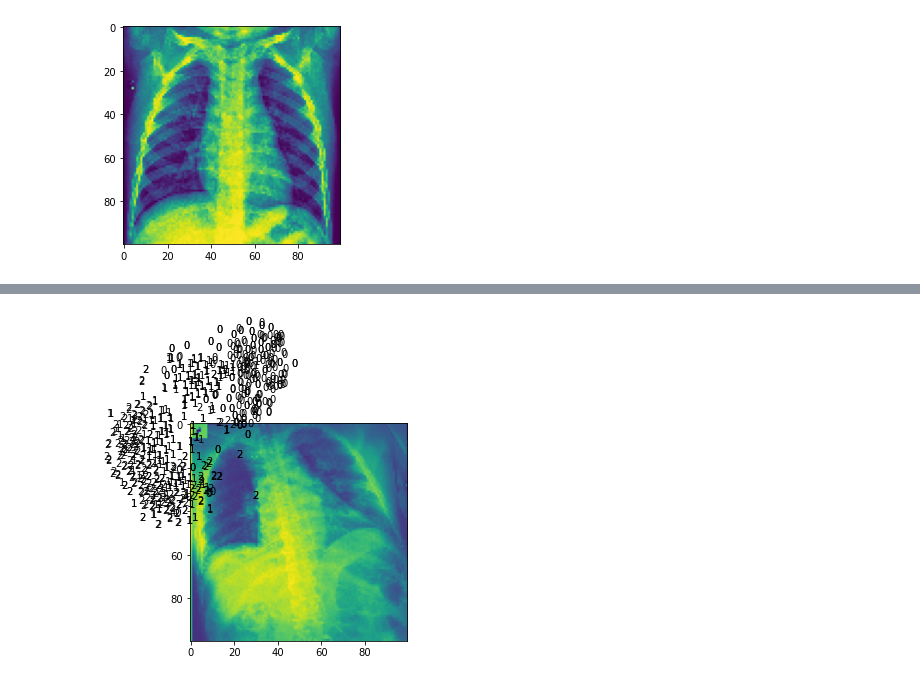
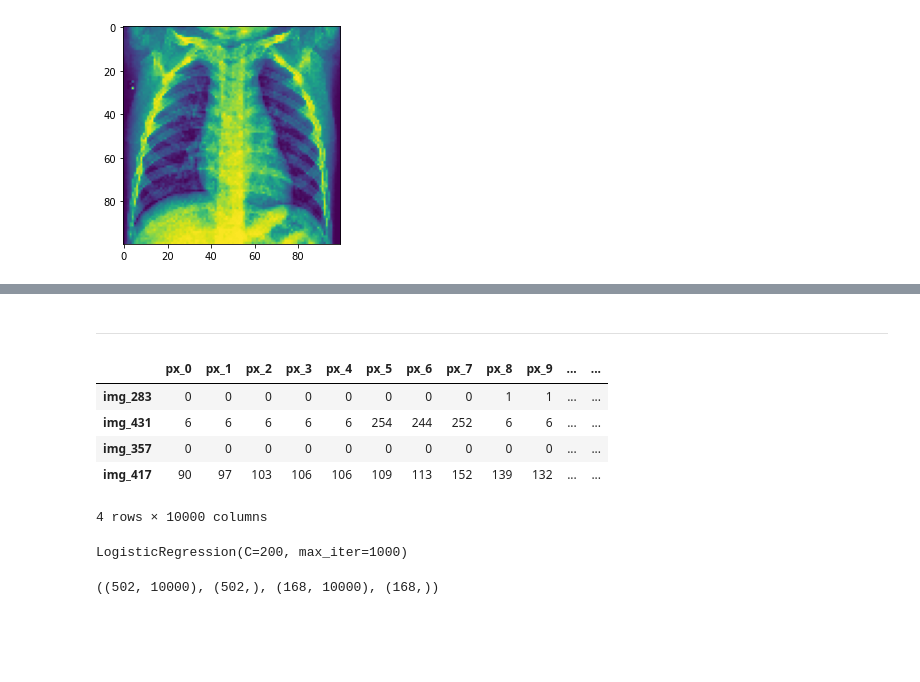
Before and after one commit to mauriciomem/desafio_final, a Jupyter notebook: desafio_final_pca-mainfold-mau.ipynb, the cells around one changed output, grey strips where cells are left out. Saved outputs shown, nothing was run; the diff lists cells and outputs as text; code cells hidden in the pictures; blank space fills up the shorter version.

```diff
--- a/desafio_final_pca-mainfold-mau.ipynb
+++ b/desafio_final_pca-mainfold-mau.ipynb
@@ -1111,6 +1033,2 @@ plt.imshow(imgmatrix[1])
-# %%
-for i, images in zip(range(len(proj_tsne)), imgmatrix):
-    plt.text(proj_tsne[i,0], proj_tsne[i,1], str(data_target[i]))
-    plt.imshow(images)
-# %% [output]
-[figure, removed]
+# %% [markdown]
+---
@@ -1116,0 +1037,9 @@ for i, images in zip(range(len(proj_tsne)), imgmatrix):
+# %%
+data_features.sample(4)
+# %% [output]
+|  | px_0 | px_1 | px_2 | px_3 | px_4 | px_5 | px_6 | px_7 | px_8 | px_9 | ... | ... |
+| img_283 | 0 | 0 | 0 | 0 | 0 | 0 | 0 | 0 | 1 | 1 | ... | ... |
+| img_431 | 6 | 6 | 6 | 6 | 6 | 254 | 244 | 252 | 6 | 6 | ... | ... |
+| img_357 | 0 | 0 | 0 | 0 | 0 | 0 | 0 | 0 | 0 | 0 | ... | ... |
+| img_417 | 90 | 97 | 103 | 106 | 106 | 109 | 113 | 152 | 139 | 132 | ... | ... |
+4 rows × 10000 columns
@@ -1116,0 +1048,5 @@ for i, images in zip(range(len(proj_tsne)), imgmatrix):
+# %%
+logistic_regression = LogisticRegression(C=200, max_iter=1000, solver='lbfgs')
+logistic_regression.fit(X_train, y_train)
+# %% [output]
+LogisticRegression(C=200, max_iter=1000)
@@ -1116,0 +1057,4 @@ for i, images in zip(range(len(proj_tsne)), imgmatrix):
+# %%
+X_train_sc.shape, y_train.shape, X_test_sc.shape, y_test.shape
+# %% [output]
+((502, 10000), (502,), (168, 10000), (168,))
```
Also changed, not shown: parts of 93 cells of this notebook, 3 other files.
